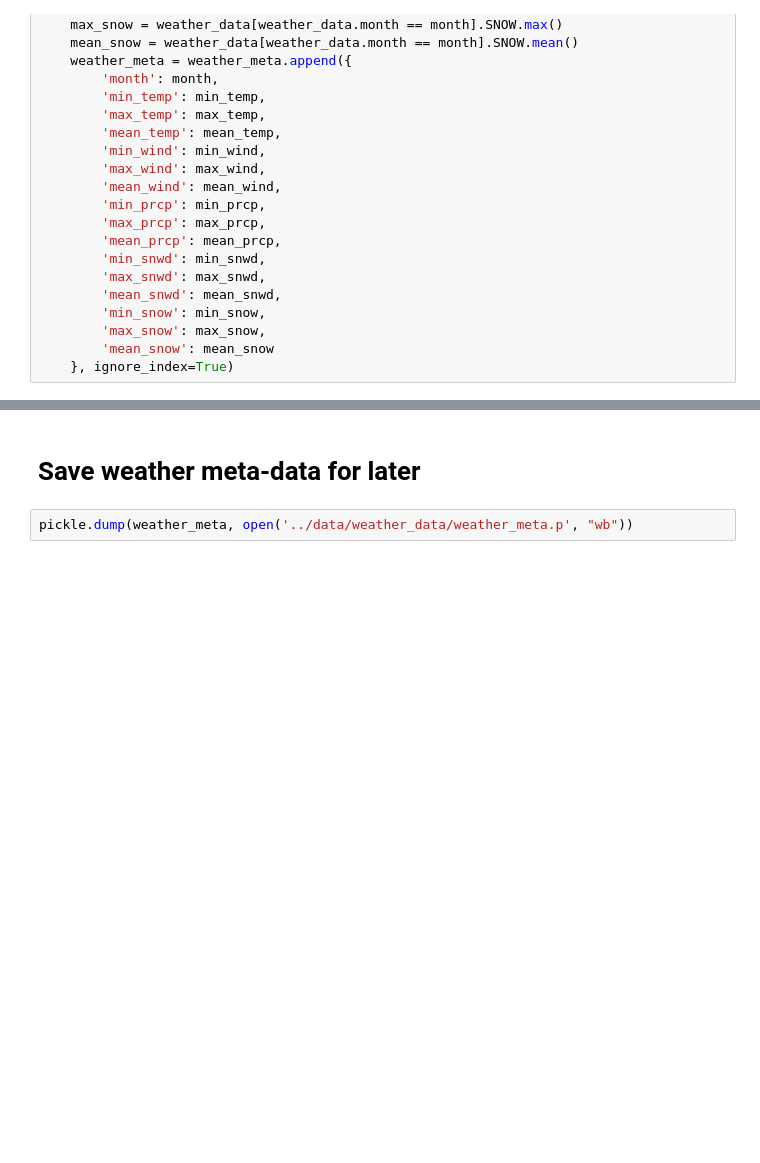
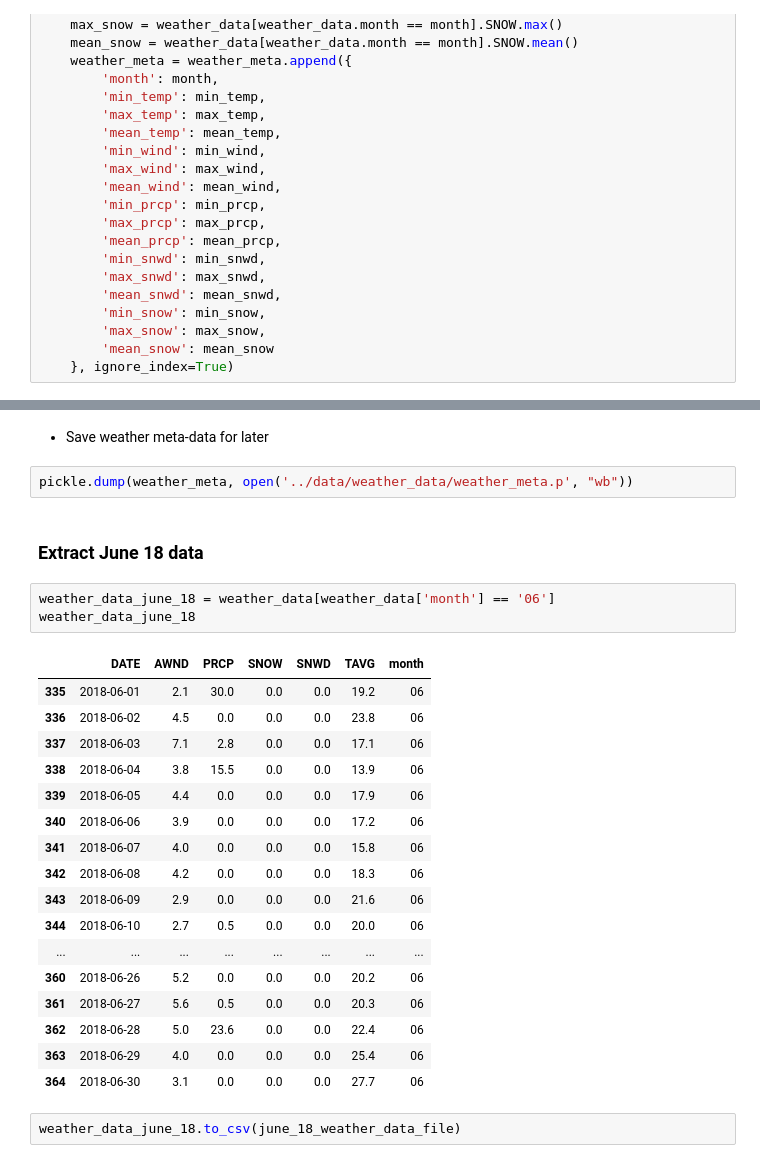
Before and after one commit to markstrefford/1.-Learning-Python-AI-by-Example, a Jupyter notebook: 3. Predicting Taxi Ride Duration/Source/notebooks/explore_weather_data.ipynb, the cells around one changed output, grey strips where cells are left out. Saved outputs shown, nothing was run; the diff lists cells and outputs as text; blank space fills up the shorter version.

Commit message:
Load data and generators

```diff
--- a/3. Predicting Taxi Ride Duration/Source/notebooks/explore_weather_data.ipynb
+++ b/3. Predicting Taxi Ride Duration/Source/notebooks/explore_weather_data.ipynb
@@ -154,6 +161,31 @@ weather_meta.set_index('month')
 | 05 | 22.6 | 0.0 | 0.0 | 23.1 | 6.4 | 3.341935 | 0.000000 | 0.000000 | 17.035484 | ... |
 | 06 | 30.0 | 0.0 | 0.0 | 27.7 | 7.7 | 3.283333 | 0.000000 | 0.000000 | 20.663333 | ... |
 # %% [markdown]
-# Save weather meta-data for later
+* Save weather meta-data for later
 # %%
 pickle.dump(weather_meta, open('../data/weather_data/weather_meta.p', "wb"))
+# %% [markdown]
+### Extract June 18 data
+# %%
+weather_data_june_18 = weather_data[weather_data['month'] == '06']
+weather_data_june_18
+# %% [output]
+|  | DATE | AWND | PRCP | SNOW | SNWD | TAVG | month |
+| 335 | 2018-06-01 | 2.1 | 30.0 | 0.0 | 0.0 | 19.2 | 06 |
+| 336 | 2018-06-02 | 4.5 | 0.0 | 0.0 | 0.0 | 23.8 | 06 |
+| 337 | 2018-06-03 | 7.1 | 2.8 | 0.0 | 0.0 | 17.1 | 06 |
+| 338 | 2018-06-04 | 3.8 | 15.5 | 0.0 | 0.0 | 13.9 | 06 |
+| 339 | 2018-06-05 | 4.4 | 0.0 | 0.0 | 0.0 | 17.9 | 06 |
+| 340 | 2018-06-06 | 3.9 | 0.0 | 0.0 | 0.0 | 17.2 | 06 |
+| 341 | 2018-06-07 | 4.0 | 0.0 | 0.0 | 0.0 | 15.8 | 06 |
+| 342 | 2018-06-08 | 4.2 | 0.0 | 0.0 | 0.0 | 18.3 | 06 |
+| 343 | 2018-06-09 | 2.9 | 0.0 | 0.0 | 0.0 | 21.6 | 06 |
+| 344 | 2018-06-10 | 2.7 | 0.5 | 0.0 | 0.0 | 20.0 | 06 |
+| ... | ... | ... | ... | ... | ... | ... | ... |
+| 360 | 2018-06-26 | 5.2 | 0.0 | 0.0 | 0.0 | 20.2 | 06 |
+| 361 | 2018-06-27 | 5.6 | 0.5 | 0.0 | 0.0 | 20.3 | 06 |
+| 362 | 2018-06-28 | 5.0 | 23.6 | 0.0 | 0.0 | 22.4 | 06 |
+| 363 | 2018-06-29 | 4.0 | 0.0 | 0.0 | 0.0 | 25.4 | 06 |
+| 364 | 2018-06-30 | 3.1 | 0.0 | 0.0 | 0.0 | 27.7 | 06 |
+# %%
+weather_data_june_18.to_csv(june_18_weather_data_file)
```
Also changed, not shown: parts of 2 cells of this notebook, 3 other files.
